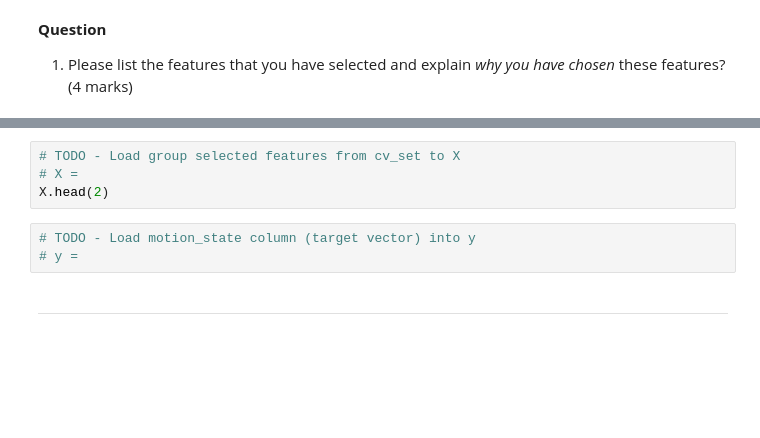
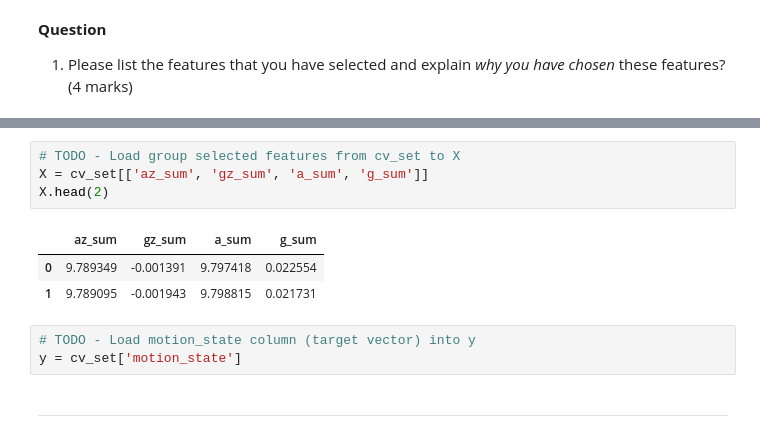
Before and after one commit to AnthonyKelly8/engg680_2024_fall, a Jupyter notebook: Lab_Assignment4/Assignment 4.ipynb, the cells around one changed output, grey strips where cells are left out. Cells and saved outputs as stored; diff of their text form; blank space fills up the shorter version.

```diff
--- a/Lab_Assignment4/Assignment 4.ipynb
+++ b/Lab_Assignment4/Assignment 4.ipynb
@@ -497,10 +556,14 @@ ___
 # %%
 # TODO - Load group selected features from cv_set to X
-# X =
+X = cv_set[['az_sum', 'gz_sum', 'a_sum', 'g_sum']]
 X.head(2)
+# %% [output]
+|  | az_sum | gz_sum | a_sum | g_sum |
+| 0 | 9.789349 | -0.001391 | 9.797418 | 0.022554 |
+| 1 | 9.789095 | -0.001943 | 9.798815 | 0.021731 |
 # %%
 # TODO - Load motion_state column (target vector) into y
-# y =
+y = cv_set['motion_state']
 # %% [markdown]
 ___
 # %% [markdown]
```
Also changed, not shown: parts of 17 cells of this notebook.
